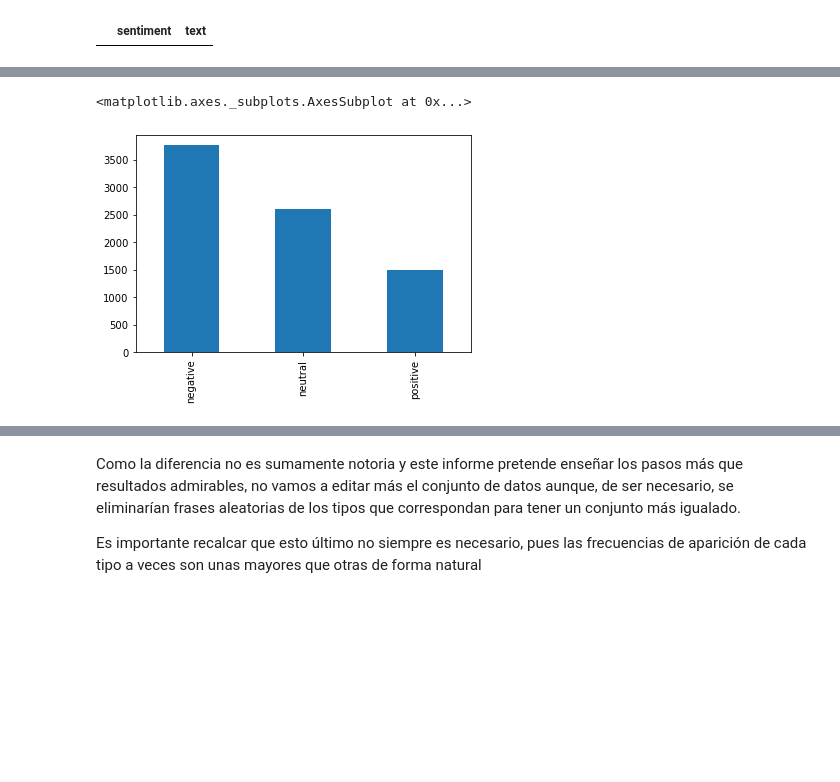
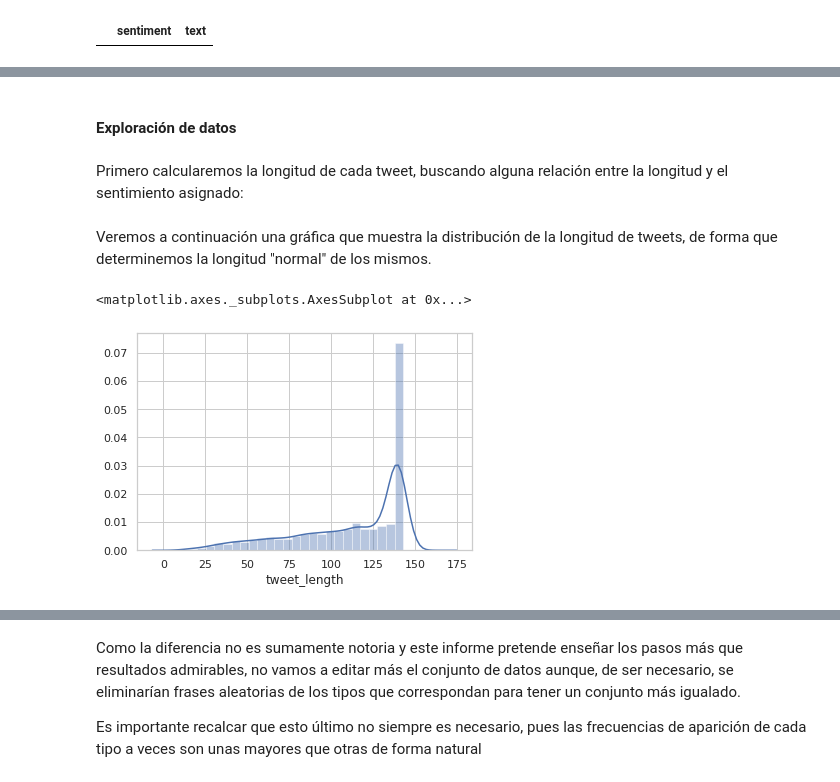
Before and after one commit to Alburrito/Simple_Sentiment_Analyzer-es-, a Jupyter notebook: Simple_Sentiment_Analyzer.ipynb, the cells around one changed output, grey strips where cells are left out. Cells and saved outputs as stored; diff of their text form; code cells hidden in the pictures; blank space fills up the shorter version.

```diff
--- a/Simple_Sentiment_Analyzer.ipynb
+++ b/Simple_Sentiment_Analyzer.ipynb
@@ -77,5 +79,17 @@ Ahora que tenemos el conjunto con una preparación inicial, utilizaremos herrami
-# %%
-pd.value_counts(data['sentiment']).plot(kind = 'bar')
-# %% [output]
-<matplotlib.axes._subplots.AxesSubplot at 0x...>
-[figure, removed]
+# %% [markdown]
+#### Exploración de datos
+# %% [markdown]
+Primero calcularemos la longitud de cada tweet, buscando alguna relación entre la longitud y el sentimiento asignado:
+# %%
+import matplotlib.pyplot as plt
+%matplotlib inline
+import seaborn as sns
+sns.set(style='whitegrid')
+# %% [markdown]
+Veremos a continuación una gráfica que muestra la distribución de la longitud de tweets, de forma que determinemos la longitud "normal" de los mismos.
+# %%
+data['tweet_length'] = data['text'].str.len()
+sns.distplot(data['tweet_length'])
+# %% [output]
+<matplotlib.axes._subplots.AxesSubplot at 0x...>
+[figure, added]
```
Also changed, not shown: parts of 110 cells of this notebook, 6 other files.
